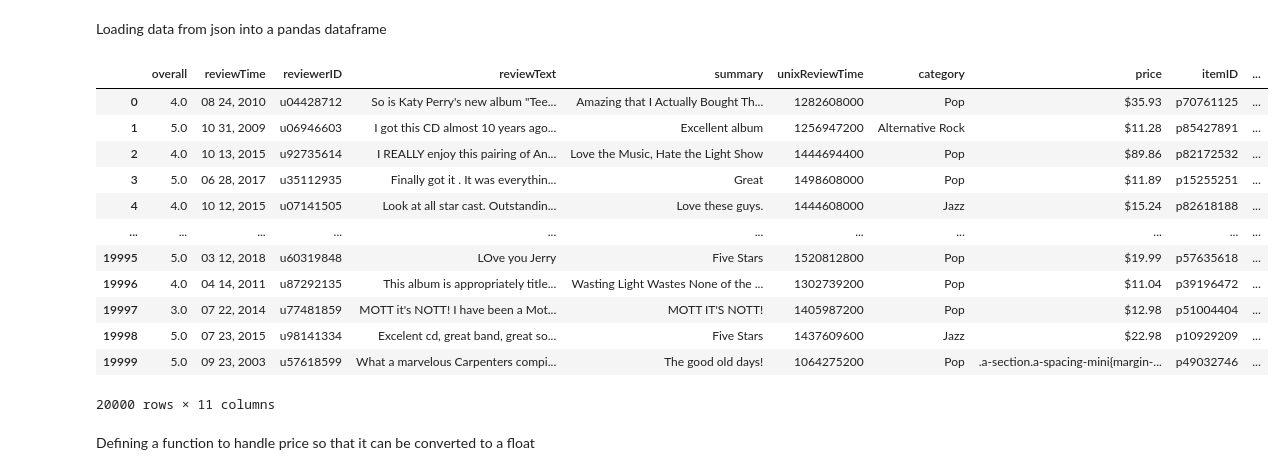
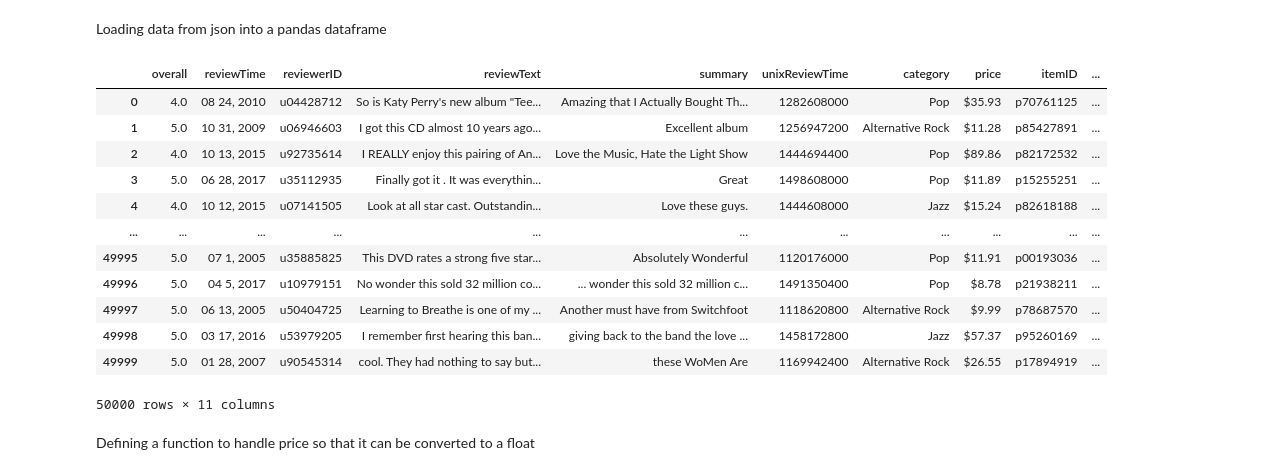
Before and after one commit to MattB17/AmazonRecommenderSystem, a Jupyter notebook: ModellingPrototyping.ipynb, the cells around one changed output. Drawn from its saved outputs; the diff is of its cells as text; code cells hidden in the pictures.

```diff
--- a/ModellingPrototyping.ipynb
+++ b/ModellingPrototyping.ipynb
@@ -34,22 +34,22 @@ with open(os.path.join('data', 'train.json'), 'r') as train_file:
     data = [json.loads(row) for row in train_file]
 # %%
 data_df = pd.DataFrame(data)
-data_df = data_df[0:20000]
+data_df = data_df[0:50000]
 data_df
 # %% [output]
 |  | overall | reviewTime | reviewerID | reviewText | summary | unixReviewTime | category | price | itemID | ... |
 | 0 | 4.0 | 08 24, 2010 | u04428712 | So is Katy Perry's new album "Tee... | Amazing that I Actually Bought Th... | 1282608000 | Pop | $35.93 | p70761125 | ... |
 | 1 | 5.0 | 10 31, 2009 | u06946603 | I got this CD almost 10 years ago... | Excellent album | 1256947200 | Alternative Rock | $11.28 | p85427891 | ... |
 | 2 | 4.0 | 10 13, 2015 | u92735614 | I REALLY enjoy this pairing of An... | Love the Music, Hate the Light Show | 1444694400 | Pop | $89.86 | p82172532 | ... |
 | 3 | 5.0 | 06 28, 2017 | u35112935 | Finally got it . It was everythin... | Great | 1498608000 | Pop | $11.89 | p15255251 | ... |
 | 4 | 4.0 | 10 12, 2015 | u07141505 | Look at all star cast. Outstandin... | Love these guys. | 1444608000 | Jazz | $15.24 | p82618188 | ... |
 | ... | ... | ... | ... | ... | ... | ... | ... | ... | ... | ... |
-| 19995 | 5.0 | 03 12, 2018 | u60319848 | LOve you Jerry | Five Stars | 1520812800 | Pop | $19.99 | p57635618 | ... |
-| 19996 | 4.0 | 04 14, 2011 | u87292135 | This album is appropriately title... | Wasting Light Wastes None of the ... | 1302739200 | Pop | $11.04 | p39196472 | ... |
-| 19997 | 3.0 | 07 22, 2014 | u77481859 | MOTT it's NOTT! I have been a Mot... | MOTT IT'S NOTT! | 1405987200 | Pop | $12.98 | p51004404 | ... |
-| 19998 | 5.0 | 07 23, 2015 | u98141334 | Excelent cd, great band, great so... | Five Stars | 1437609600 | Jazz | $22.98 | p10929209 | ... |
-| 19999 | 5.0 | 09 23, 2003 | u57618599 | What a marvelous Carpenters compi... | The good old days! | 1064275200 | Pop | .a-section.a-spacing-mini{margin-... | p49032746 | ... |
+| 49995 | 5.0 | 07 1, 2005 | u35885825 | This DVD rates a strong five star... | Absolutely Wonderful | 1120176000 | Pop | $11.91 | p00193036 | ... |
+| 49996 | 5.0 | 04 5, 2017 | u10979151 | No wonder this sold 32 million co... | ... wonder this sold 32 million c... | 1491350400 | Pop | $8.78 | p21938211 | ... |
+| 49997 | 5.0 | 06 13, 2005 | u50404725 | Learning to Breathe is one of my ... | Another must have from Switchfoot | 1118620800 | Alternative Rock | $9.99 | p78687570 | ... |
+| 49998 | 5.0 | 03 17, 2016 | u53979205 | I remember first hearing this ban... | giving back to the band the love ... | 1458172800 | Jazz | $57.37 | p95260169 | ... |
+| 49999 | 5.0 | 01 28, 2007 | u90545314 | cool. They had nothing to say but... | these WoMen Are | 1169942400 | Alternative Rock | $26.55 | p17894919 | ... |
-20000 rows × 11 columns
+50000 rows × 11 columns
 # %% [markdown]
 Defining a function to handle price so that it can be converted to a float
 # %%
```
Also changed, not shown: parts of 29 cells of this notebook, 3 other files.
